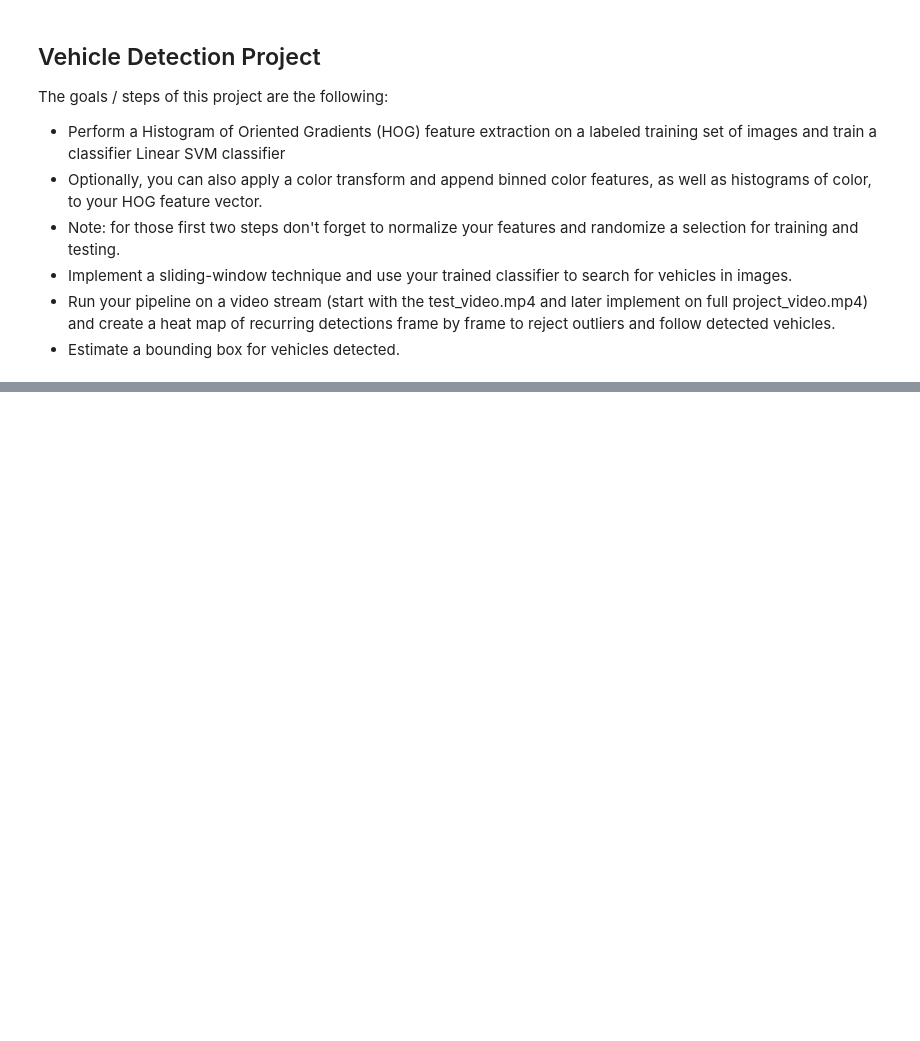
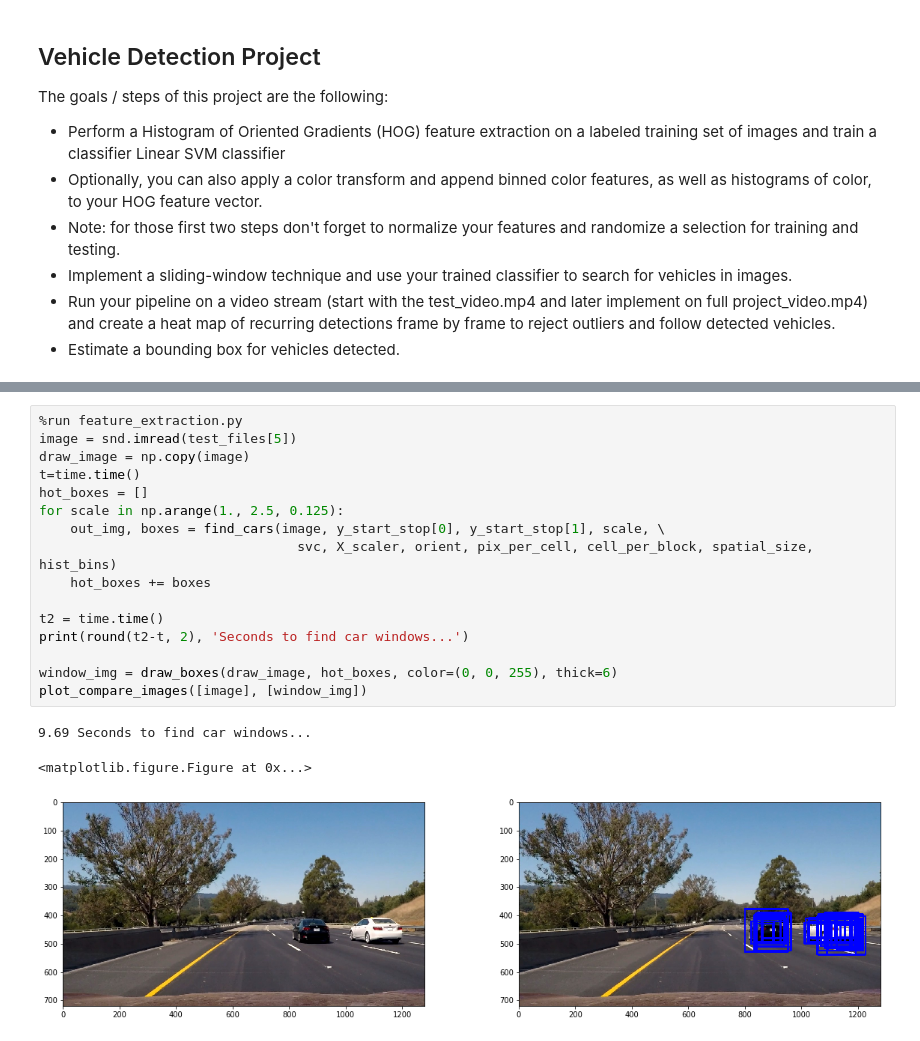
Before and after one commit to jocmom/CarND-Vehicle-Detection, a Jupyter notebook: P5.ipynb, the cells around one changed output, grey strips where cells are left out. Drawn from its saved outputs; the diff is of its cells as text; blank space fills up the shorter version.

```diff
--- a/P5.ipynb
+++ b/P5.ipynb
@@ -174,0 +181,20 @@ TypeError: slice indices must be integers or None or have an __index__ method
+# %%
+%run feature_extraction.py
+image = snd.imread(test_files[5])
+draw_image = np.copy(image)
+t=time.time()
+hot_boxes = []
+for scale in np.arange(1., 2.5, 0.125):
+    out_img, boxes = find_cars(image, y_start_stop[0], y_start_stop[1], scale, \
+                                 svc, X_scaler, orient, pix_per_cell, cell_per_block, spatial_size, hist_bins)
+    hot_boxes += boxes
+
+t2 = time.time()
+print(round(t2-t, 2), 'Seconds to find car windows...')
+
+window_img = draw_boxes(draw_image, hot_boxes, color=(0, 0, 255), thick=6)
+plot_compare_images([image], [window_img])
+# %% [output]
+9.69 Seconds to find car windows...
+<matplotlib.figure.Figure at 0x...>
+[figure, added]
```
Also changed, not shown: parts of 9 cells of this notebook, 2 other files.
